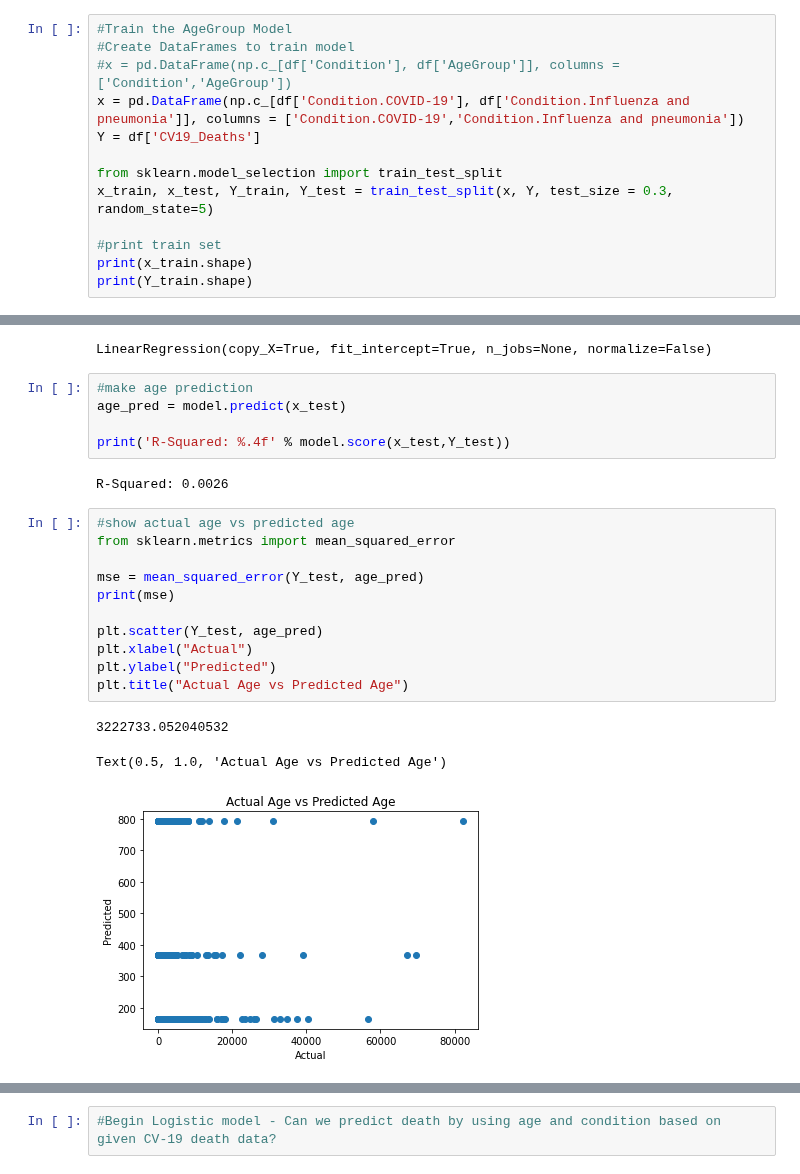
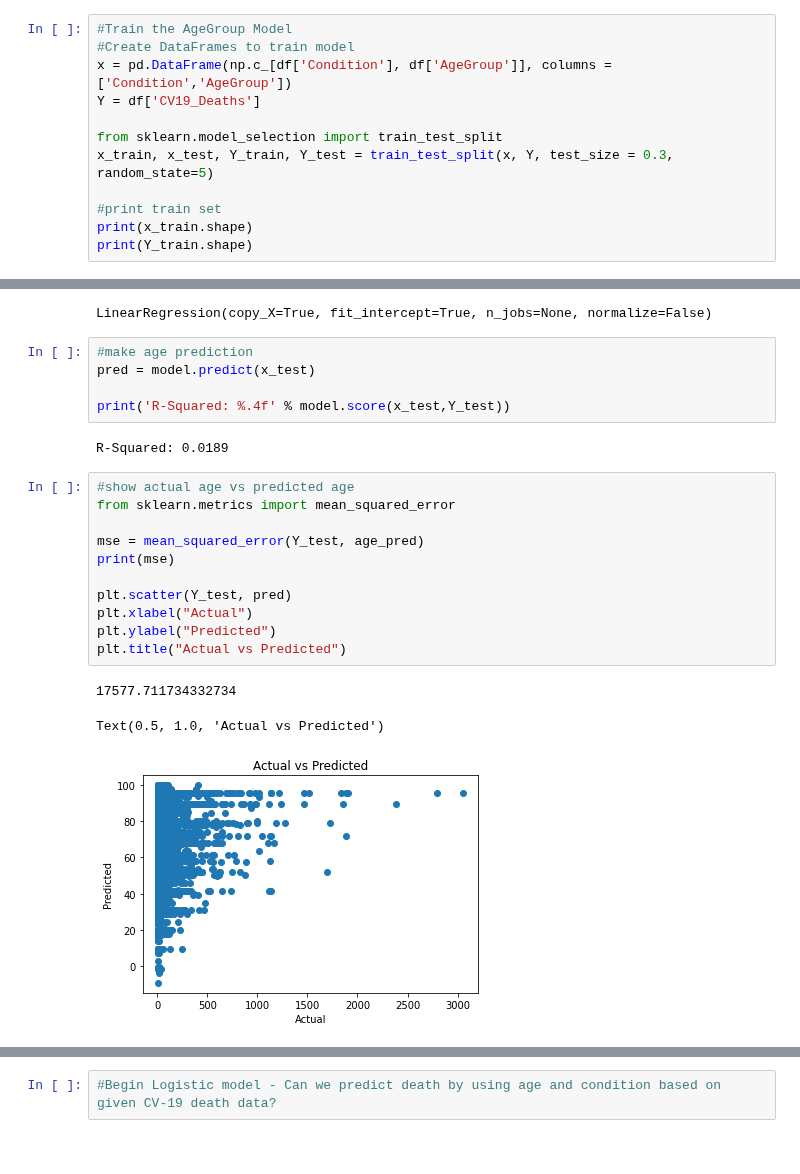
Before and after one commit to JScottLopez/github-ds, a Jupyter notebook: TIM_6500_JSLopez.ipynb, the cells around one changed output, grey strips where cells are left out. Saved outputs shown, nothing was run; the diff lists cells and outputs as text.

```diff
--- a/TIM_6500_JSLopez.ipynb
+++ b/TIM_6500_JSLopez.ipynb
@@ -303,8 +269,7 @@ plt.show()
 # %%
 #Train the AgeGroup Model
 #Create DataFrames to train model
-#x = pd.DataFrame(np.c_[df['Condition'], df['AgeGroup']], columns = ['Condition','AgeGroup'])
-x = pd.DataFrame(np.c_[df['Condition.COVID-19'], df['Condition.Influenza and pneumonia']], columns = ['Condition.COVID-19','Condition.Influenza and pneumonia'])
+x = pd.DataFrame(np.c_[df['Condition'], df['AgeGroup']], columns = ['Condition','AgeGroup'])
 Y = df['CV19_Deaths']
 
 from sklearn.model_selection import train_test_split
@@ -333,26 +298,26 @@ model.fit(x_train, Y_train)
 LinearRegression(copy_X=True, fit_intercept=True, n_jobs=None, normalize=False)
 # %%
 #make age prediction
-age_pred = model.predict(x_test)
+pred = model.predict(x_test)
 
 print('R-Squared: %.4f' % model.score(x_test,Y_test))
 # %% [output]
-R-Squared: 0.0026
+R-Squared: 0.0189
 # %%
 #show actual age vs predicted age
 from sklearn.metrics import mean_squared_error
 
 mse = mean_squared_error(Y_test, age_pred)
 print(mse)
 
-plt.scatter(Y_test, age_pred)
+plt.scatter(Y_test, pred)
 plt.xlabel("Actual")
 plt.ylabel("Predicted")
-plt.title("Actual Age vs Predicted Age")
+plt.title("Actual vs Predicted")
 # %% [output]
-3222733.052040532
+17577.711734332734
-Text(0.5, 1.0, 'Actual Age vs Predicted Age')
+Text(0.5, 1.0, 'Actual vs Predicted')
-[figure, old version]
+[figure, new version]
 # %%
 print(model.intercept_)
 print(model.coef_)
```
Also changed, not shown: parts of 10 cells of this notebook.
